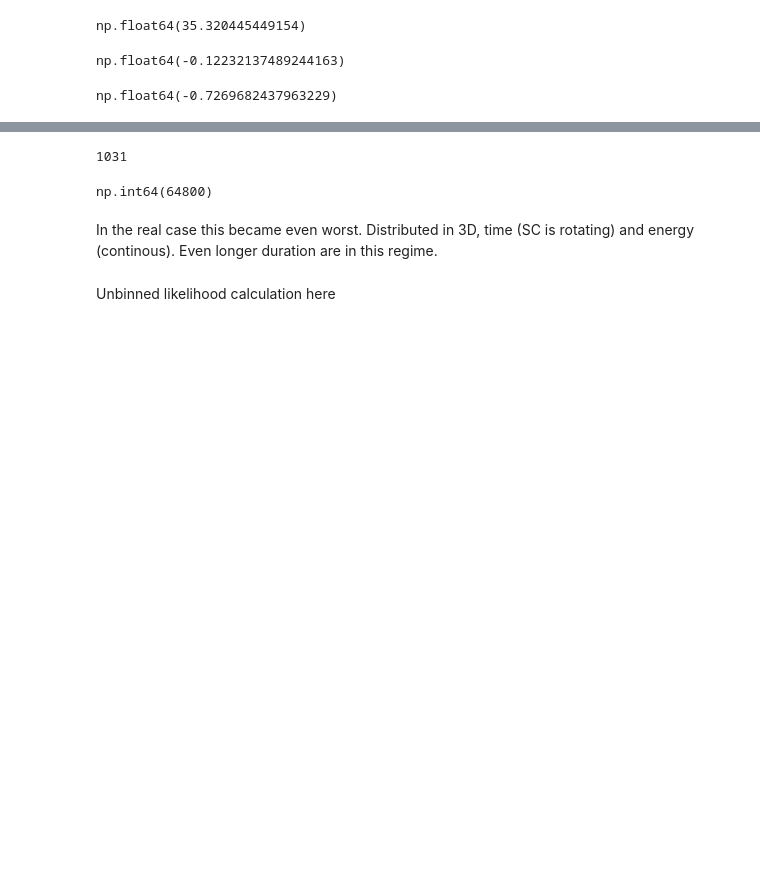
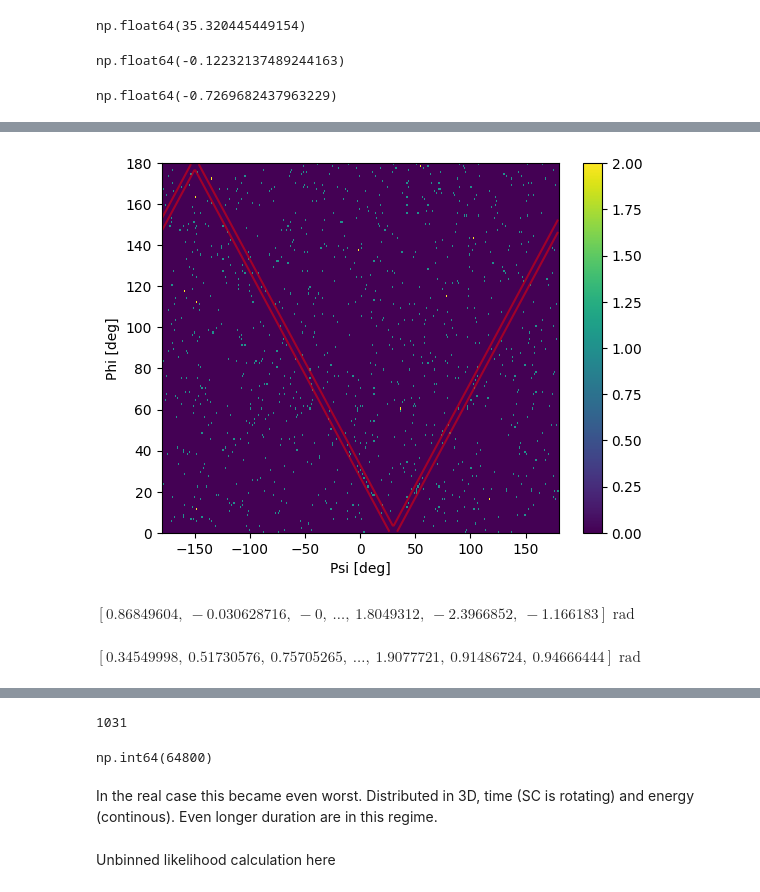
Before and after one commit to israelmcmc/gammaraytoys, a Jupyter notebook: docs/tutorials/07-unbinned_ts_map.ipynb, the cells around one changed output, grey strips where cells are left out. Cells and saved outputs as stored; diff of their text form; code cells hidden in the pictures; blank space fills up the shorter version.

```diff
--- a/docs/tutorials/07-unbinned_ts_map.ipynb
+++ b/docs/tutorials/07-unbinned_ts_map.ipynb
@@ -85,0 +86,45 @@ binned_data.plot()
+# %%
+from copy import deepcopy
+
+def phipsi_to_armzeta(nu, psi, phi):
+
+    # Copy array since we'll modify it
+    psi = u.Quantity(psi)
+
+    # Account for angle wrapping
+    psi[psi > nu + 180*u.deg] -= 360*u.deg
+    psi[psi < nu - 180*u.deg] += 360*u.deg
+
+    # Compute the "azimuth angle", which in flatland
+    # is only either left or right
+    zeta = 2*(nu > psi) - 1
+
+    # The "ARM", defined as the different between the scattering
+    # angle phi (estimated from energies and kinematics)
+    # and psi_geo = psi - nu, estimated from the hit positions and
+    # assuming a source location nu.
+    arm = np.abs(psi - nu) - phi
+
+    return arm, zeta
+# %%
+nu = 30*u.deg
+
+arm = Histogram(binned_data.axes, unit = u.deg)
+
+psi = binned_data.axes['Psi'].centers
+phi = binned_data.axes['Phi'].centers
+
+psi,phi = np.broadcast_arrays(psi[:,None], phi[None,:], subok = True)
+
+arm, zeta = phipsi_to_armzeta(nu, psi, phi)
+
+zeta = Histogram(binned_data.axes, zeta)
+arm = Histogram(binned_data.axes, arm)
+
+fig,ax = plt.subplots()
+
+binned_data.plot(ax)
+
+ax.contour(psi, phi, arm, levels = [-3,3]*u.deg, colors = 'red', linestyle = '-', negative_linestyles = '-', alpha = .5);
+# %% [output]
+[figure, added]
@@ -85,0 +134,8 @@ binned_data.plot()
+# %%
+event_data_psi
+# %% [output]
+$[0.86849604,~-0.030628716,~-0,~\dots,~1.8049312,~-2.3966852,~-1.166183] \; \mathrm{rad}$
+# %%
+ event_data_phi
+# %% [output]
+$[0.34549998,~0.51730576,~0.75705265,~\dots,~1.9077721,~0.91486724,~0.94666444] \; \mathrm{rad}$
```
Also changed, not shown: parts of 8 cells of this notebook.
